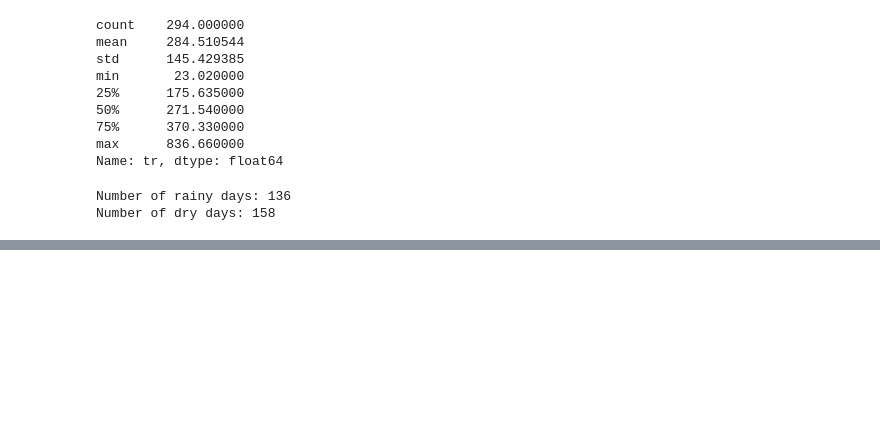
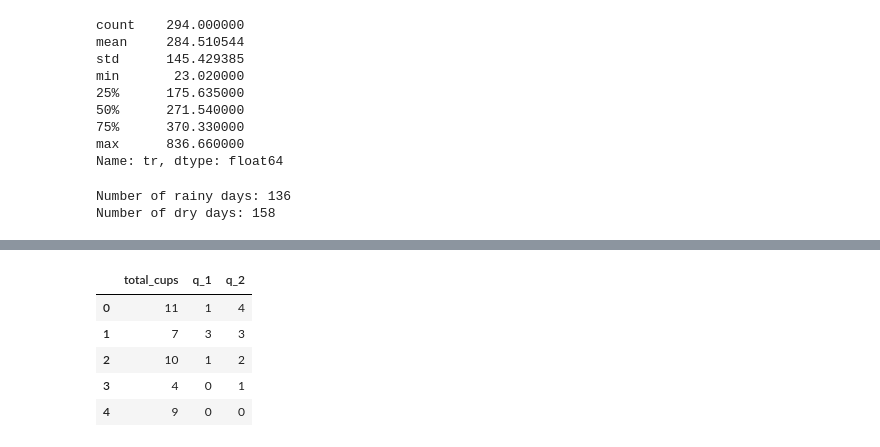
Before and after one commit to jhszptr/Forecasting-Analysis, a Jupyter notebook: bu_fo.ipynb, the cells around one changed output, grey strips where cells are left out. Saved outputs shown, nothing was run; the diff lists cells and outputs as text; code cells hidden in the pictures; blank space fills up the shorter version.

```diff
--- a/bu_fo.ipynb
+++ b/bu_fo.ipynb
@@ -214,0 +271,24 @@ Number of dry days: 158
+# %%
+#12.1
+
+data_data["total_cups"] = (
+    data_data["q_1"]
+    + data_data["q_2"]
+    + data_data["q_3"]
+    + data_data["q_4"]
+    + data_data["q_5"]
+    + data_data["q_6"]
+    + data_data["q_7"]
+    + data_data["q_8"]
+)
+
+display(data_data[
+    ["total_cups", "q_1", "q_2"]
+    ].head(5))
+# %% [output]
+|  | total_cups | q_1 | q_2 |
+| 0 | 11 | 1 | 4 |
+| 1 | 7 | 3 | 3 |
+| 2 | 10 | 1 | 2 |
+| 3 | 4 | 0 | 1 |
+| 4 | 9 | 0 | 0 |
```
Also changed, not shown: parts of 20 cells of this notebook.
